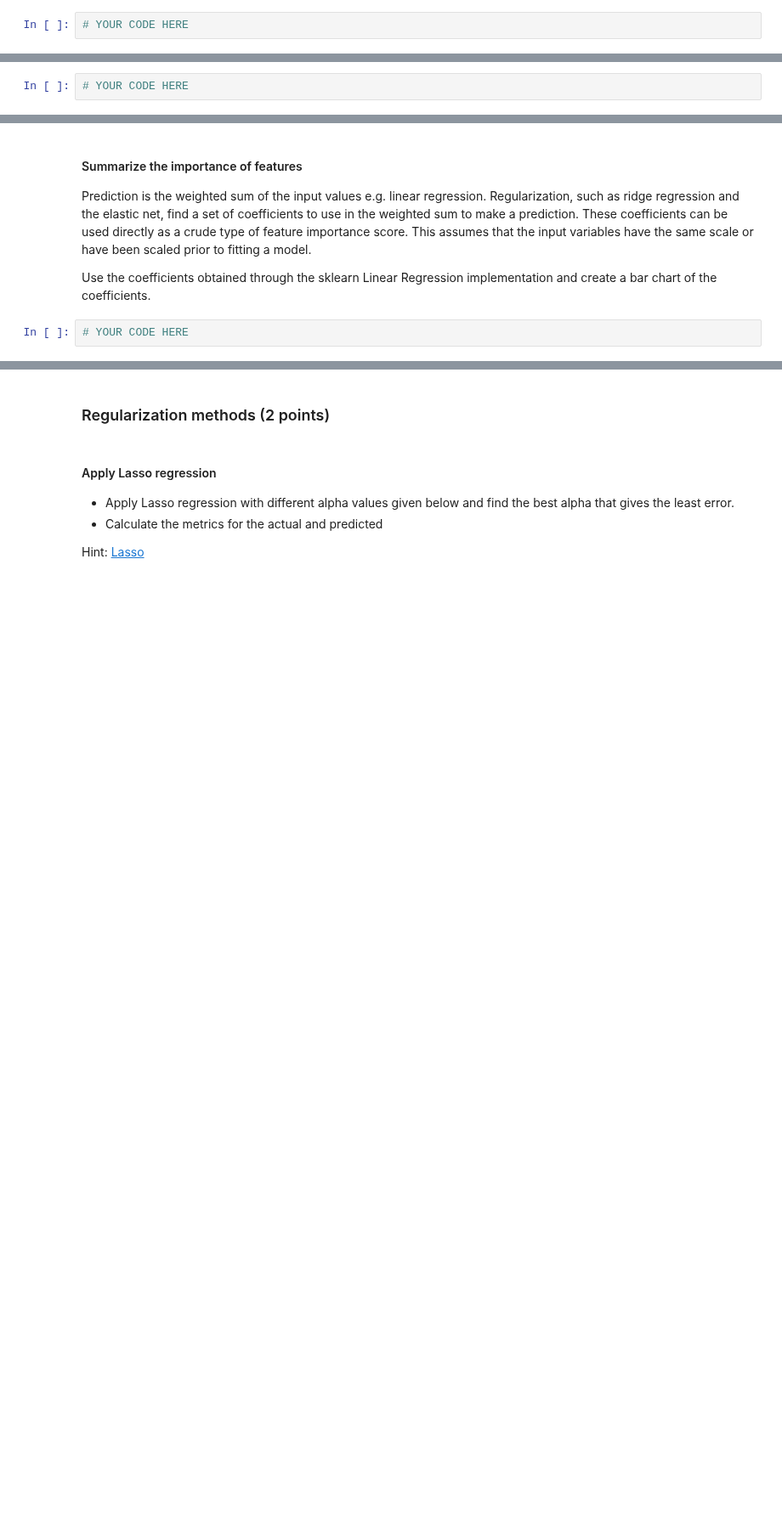
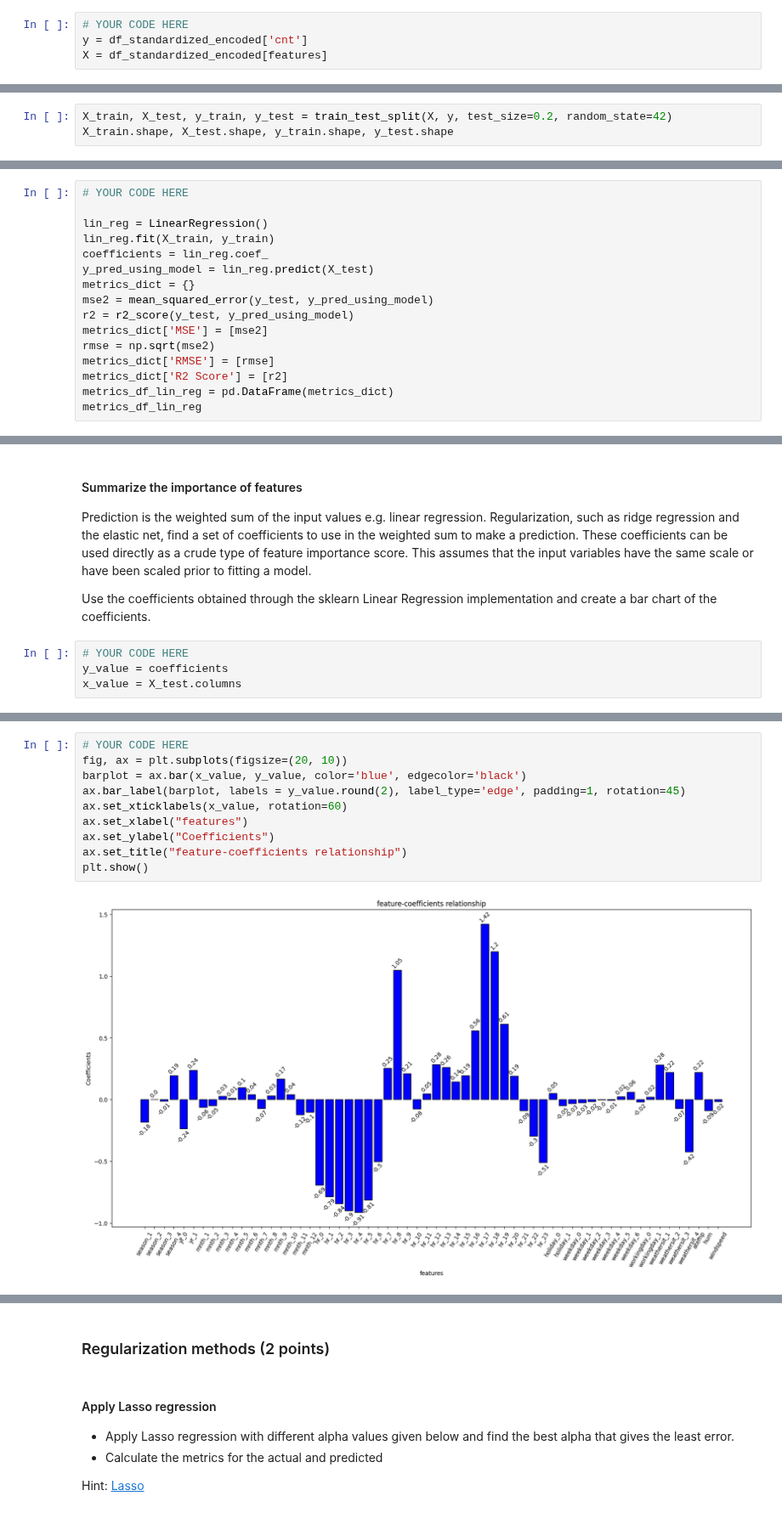
Before and after one commit to rajiv-ranjan/cds-mini-projects, a Jupyter notebook: m2/mini-project-1/M2_NB_MiniProject_1_LinearRegression_Regularization.ipynb, the cells around one changed output, grey strips where cells are left out. Shown at 85% size. Drawn from its saved outputs; the diff is of its cells as text; blank space fills up the shorter version.

```diff
--- a/m2/mini-project-1/M2_NB_MiniProject_1_LinearRegression_Regularization.ipynb
+++ b/m2/mini-project-1/M2_NB_MiniProject_1_LinearRegression_Regularization.ipynb
@@ -647,3 +649,5 @@ Targets: ['casual', 'registered', 'cnt']
 As there are 3 target variables, choose the count (`cnt`) variable.
 # %%
 # YOUR CODE HERE
+y = df_standardized_encoded['cnt']
+X = df_standardized_encoded[features]
@@ -649,0 +673,3 @@ As there are 3 target variables, choose the count (`cnt`) variable.
+# %%
+X_train, X_test, y_train, y_test = train_test_split(X, y, test_size=0.2, random_state=42)
+X_train.shape, X_test.shape, y_train.shape, y_test.shape
@@ -697,3 +884,17 @@ Implement the linear regression model using sklearn
 Hint: [LinearRegression](https://scikit-learn.org/stable/modules/generated/sklearn.linear_model.LinearRegression.html)
 # %%
 # YOUR CODE HERE
+
+lin_reg = LinearRegression()
+lin_reg.fit(X_train, y_train)
+coefficients = lin_reg.coef_
+y_pred_using_model = lin_reg.predict(X_test)
+metrics_dict = {}
+mse2 = mean_squared_error(y_test, y_pred_using_model)
+r2 = r2_score(y_test, y_pred_using_model)
+metrics_dict['MSE'] = [mse2]
+rmse = np.sqrt(mse2)
+metrics_dict['RMSE'] = [rmse]
+metrics_dict['R2 Score'] = [r2]
+metrics_df_lin_reg = pd.DataFrame(metrics_dict)
+metrics_df_lin_reg
@@ -710,3 +953,5 @@ This assumes that the input variables have the same scale or have been scaled pr
 Use the coefficients obtained through the sklearn Linear Regression implementation and create a bar chart of the coefficients.
 # %%
 # YOUR CODE HERE
+y_value = coefficients
+x_value = X_test.columns
@@ -712,0 +979,12 @@ Use the coefficients obtained through the sklearn Linear Regression implementati
+# %%
+# YOUR CODE HERE
+fig, ax = plt.subplots(figsize=(20, 10))
+barplot = ax.bar(x_value, y_value, color='blue', edgecolor='black')
+ax.bar_label(barplot, labels = y_value.round(2), label_type='edge', padding=1, rotation=45)
+ax.set_xticklabels(x_value, rotation=60)
+ax.set_xlabel("features")
+ax.set_ylabel("Coefficients")
+ax.set_title("feature-coefficients relationship")
+plt.show()
+# %% [output]
+[figure, added]
```
Also changed, not shown: parts of 38 cells of this notebook, 1 other file.
